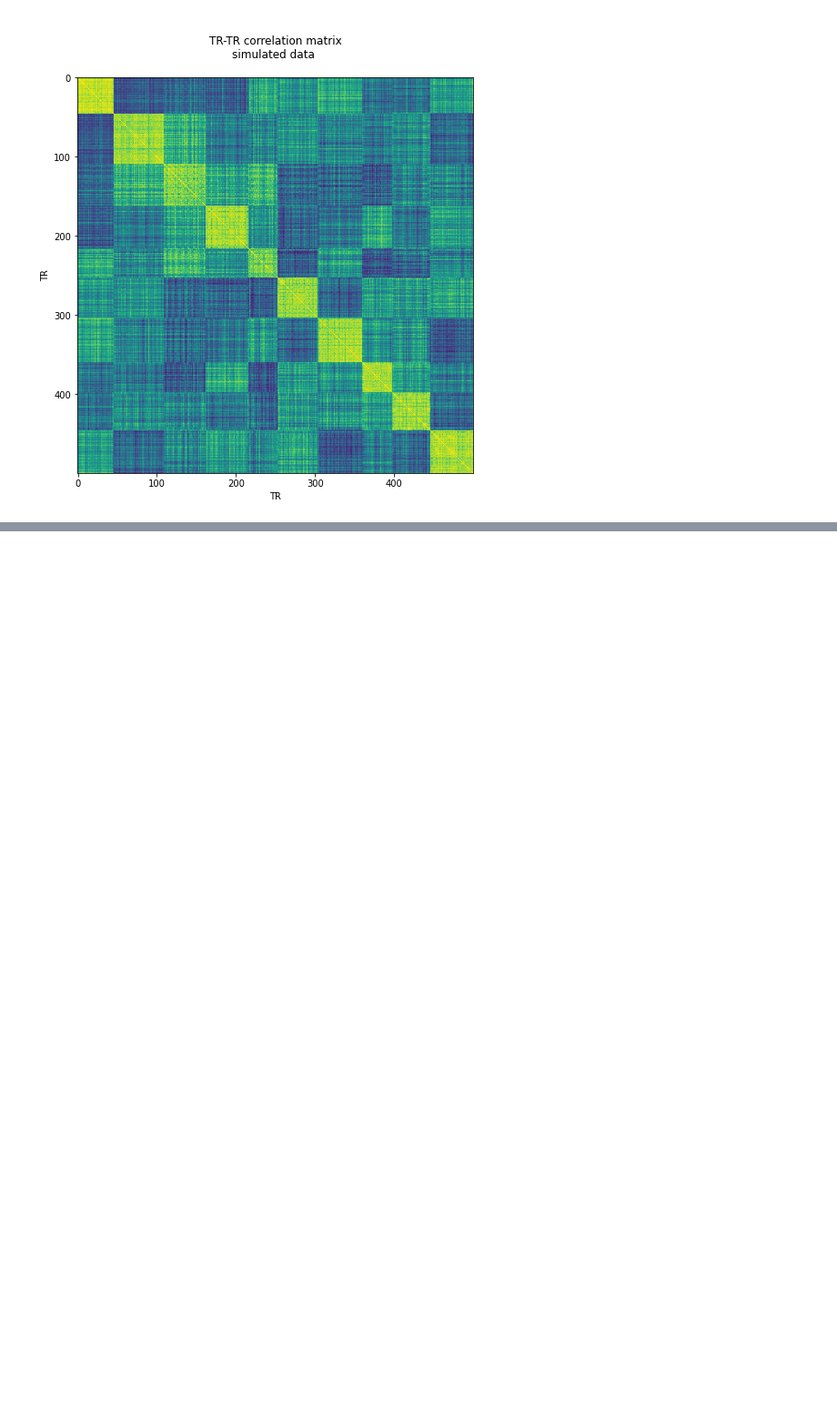
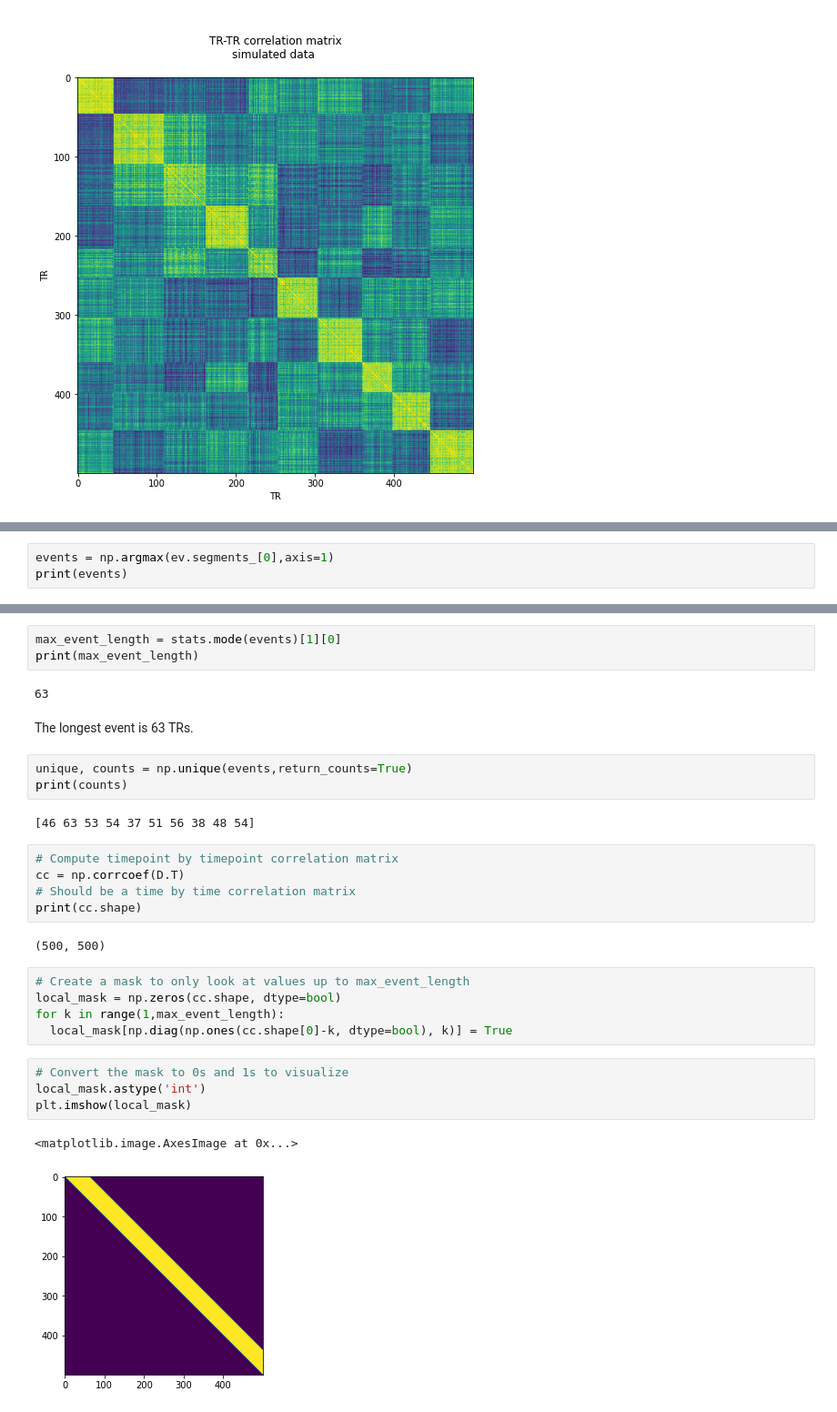
Before and after one commit to riesacassano/fMRI_piano, a Jupyter notebook: ryc_101521_WvA_implementation.ipynb, the cells around one changed output, grey strips where cells are left out. Shown at 91% size. Drawn from its saved outputs; the diff is of its cells as text; blank space fills up the shorter version.

```diff
--- a/ryc_101521_WvA_implementation.ipynb
+++ b/ryc_101521_WvA_implementation.ipynb
@@ -66,0 +94,3 @@ ax.set_ylabel('TR');
+# %%
+events = np.argmax(ev.segments_[0],axis=1)
+print(events)
@@ -66,0 +112,31 @@ ax.set_ylabel('TR');
+# %%
+max_event_length = stats.mode(events)[1][0]
+print(max_event_length)
+# %% [output]
+63
+# %% [markdown]
+The longest event is 63 TRs.
+# %%
+unique, counts = np.unique(events,return_counts=True)
+print(counts)
+# %% [output]
+[46 63 53 54 37 51 56 38 48 54]
+# %%
+# Compute timepoint by timepoint correlation matrix
+cc = np.corrcoef(D.T)
+# Should be a time by time correlation matrix
+print(cc.shape)
+# %% [output]
+(500, 500)
+# %%
+# Create a mask to only look at values up to max_event_length
+local_mask = np.zeros(cc.shape, dtype=bool)
+for k in range(1,max_event_length):
+  local_mask[np.diag(np.ones(cc.shape[0]-k, dtype=bool), k)] = True
+# %%
+# Convert the mask to 0s and 1s to visualize
+local_mask.astype('int')
+plt.imshow(local_mask)
+# %% [output]
+<matplotlib.image.AxesImage at 0x...>
+[figure, added]
```
Also changed, not shown: parts of 12 cells of this notebook.
